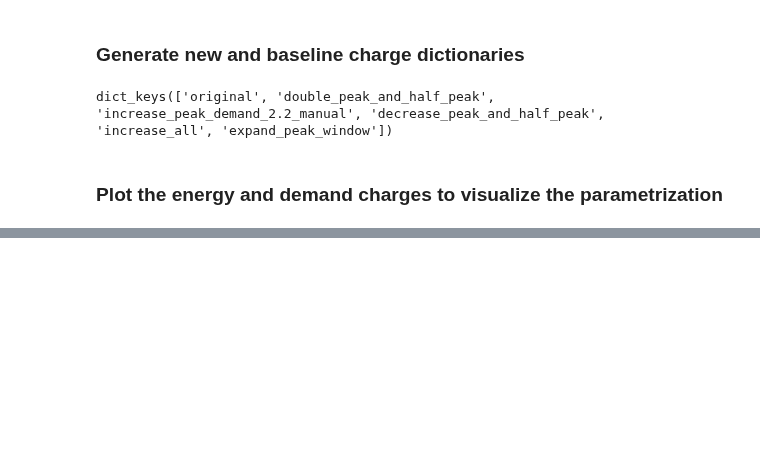
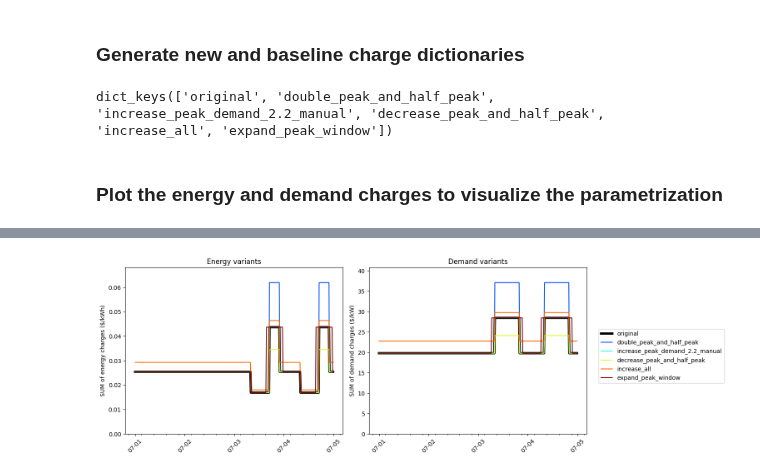
Before and after one commit to we3lab/eeco, a Jupyter notebook: examples/example_parametrize_charges.ipynb, the cells around one changed output, grey strips where cells are left out. Saved outputs shown, nothing was run; the diff lists cells and outputs as text; code cells hidden in the pictures; blank space fills up the shorter version.

```diff
--- a/examples/example_parametrize_charges.ipynb
+++ b/examples/example_parametrize_charges.ipynb
@@ -163,0 +164,57 @@ plt.show()
+# %%
+fig, (ax1, ax2) = plt.subplots(1, 2, figsize=(12, 5))
+colors = plt.cm.jet(np.linspace(0, 1, len(new_tariff_dicts)))
+colors[0] = (0, 0, 0, 1)
+
+max_demand_charge = 0
+max_energy_charge = 0
+
+# Create time index
+time_index = pd.date_range(start=start_dt, end=end_dt - pd.Timedelta(minutes=15), freq='15min')
+
+for (variant_key, tariff_dict), color in zip(new_tariff_dicts.items(), colors):
+    # Initialize arrays with the correct length
+    sum_energy_array = np.zeros(len(time_index))
+    sum_demand_array = np.zeros(len(time_index))
+
+    for charge_key, charge_array in tariff_dict.items():
+        # Skip scalar values (like customer charges)
+        if not isinstance(charge_array, np.ndarray):
+            continue
+
+        # Only process arrays that match our time index length
+        if len(charge_array) == len(time_index):
+            if 'electric_energy' in charge_key:
+                sum_energy_array += charge_array
+            elif 'electric_demand' in charge_key:
+                sum_demand_array += charge_array
+
+    if variant_key == 'original':
+        ax1.plot(time_index, sum_energy_array, color=color, label=variant_key, linewidth=4)
+        ax2.plot(time_index, sum_demand_array, color=color, linewidth=4)
+    else:
+        ax1.plot(time_index, sum_energy_array, color=color, label=variant_key)
+        ax2.plot(time_index, sum_demand_array, color=color)
+
+    max_demand_charge = max(max_demand_charge, sum_demand_array.max())
+    max_energy_charge = max(max_energy_charge, sum_energy_array.max())
+
+# Format x-axis
+for ax in [ax1, ax2]:
+    ax.xaxis.set_major_locator(mdates.DayLocator())
+    ax.xaxis.set_major_formatter(mdates.DateFormatter('%m-%d'))
+    ax.xaxis.set_minor_locator(mdates.HourLocator(interval=6))
+    plt.setp(ax.xaxis.get_majorticklabels(), rotation=45)
+
+ax1.set_ylim(0.0, 1.1*max_energy_charge)
+ax2.set_ylim(0.0, 1.1*max_demand_charge)
+ax1.set_ylabel('SUM of energy charges ($/kWh)')
+ax2.set_ylabel('SUM of demand charges ($/kW)')
+ax1.set_title('Energy variants')
+ax2.set_title('Demand variants')
+
+fig.legend(bbox_to_anchor=(1.01, 0.5), loc='center left', borderaxespad=0.)
+plt.tight_layout()
+plt.show()
+# %% [output]
+[figure, added]
```
Also changed, not shown: parts of 12 cells of this notebook, 4 other files.
